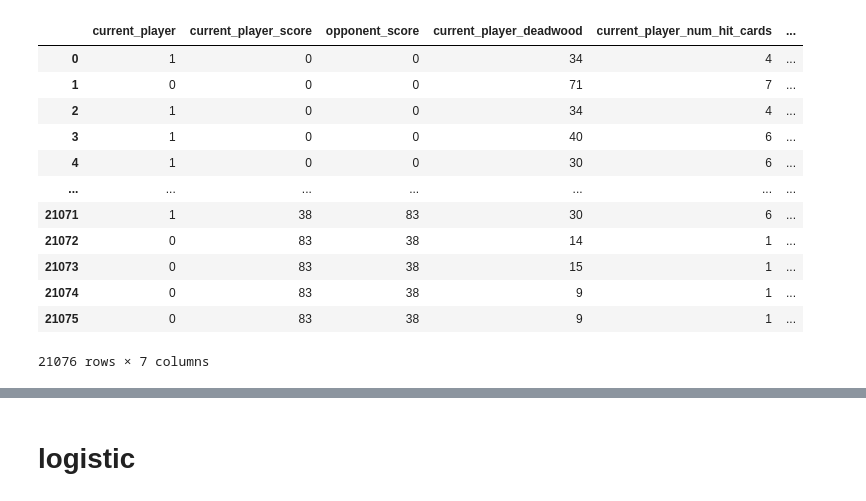
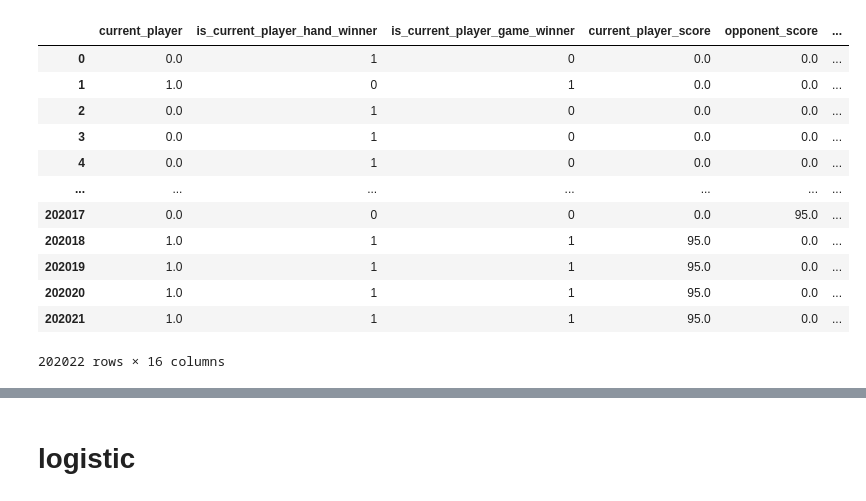
Before and after one commit to PeterEFrancis/gin-rummy-AI, a Jupyter notebook: data/player_data_proccessor.ipynb, the cells around one changed output, grey strips where cells are left out. Saved outputs shown, nothing was run; the diff lists cells and outputs as text; code cells hidden in the pictures.

```diff
--- a/data/player_data_proccessor.ipynb
+++ b/data/player_data_proccessor.ipynb
@@ -25,19 +25,22 @@ features = ["current_player_score",
             # beta to here                 features[:13]
            ]
 # %%
-df = pd.read_csv('alpha-3.csv')
+df = pd.read_csv('alpha-8.csv')
 df
+
+# np.set_printoptions(edgeitems = 200, linewidth = 150)
+# df.values[0:20]
 # %% [output]
-|  | current_player | current_player_score | opponent_score | current_player_deadwood | current_player_num_hit_cards | ... |
-| 0 | 1 | 0 | 0 | 34 | 4 | ... |
-| 1 | 0 | 0 | 0 | 71 | 7 | ... |
-| 2 | 1 | 0 | 0 | 34 | 4 | ... |
-| 3 | 1 | 0 | 0 | 40 | 6 | ... |
-| 4 | 1 | 0 | 0 | 30 | 6 | ... |
+|  | current_player | is_current_player_hand_winner | is_current_player_game_winner | current_player_score | opponent_score | ... |
+| 0 | 0.0 | 1 | 0 | 0.0 | 0.0 | ... |
+| 1 | 1.0 | 0 | 1 | 0.0 | 0.0 | ... |
+| 2 | 0.0 | 1 | 0 | 0.0 | 0.0 | ... |
+| 3 | 0.0 | 1 | 0 | 0.0 | 0.0 | ... |
+| 4 | 0.0 | 1 | 0 | 0.0 | 0.0 | ... |
 | ... | ... | ... | ... | ... | ... | ... |
-| 21071 | 1 | 38 | 83 | 30 | 6 | ... |
-| 21072 | 0 | 83 | 38 | 14 | 1 | ... |
-| 21073 | 0 | 83 | 38 | 15 | 1 | ... |
-| 21074 | 0 | 83 | 38 | 9 | 1 | ... |
-| 21075 | 0 | 83 | 38 | 9 | 1 | ... |
+| 202017 | 0.0 | 0 | 0 | 0.0 | 95.0 | ... |
+| 202018 | 1.0 | 1 | 1 | 95.0 | 0.0 | ... |
+| 202019 | 1.0 | 1 | 1 | 95.0 | 0.0 | ... |
+| 202020 | 1.0 | 1 | 1 | 95.0 | 0.0 | ... |
+| 202021 | 1.0 | 1 | 1 | 95.0 | 0.0 | ... |
-21076 rows × 7 columns
+202022 rows × 16 columns
```
Also changed, not shown: parts of 4 cells of this notebook, 24 other files.
